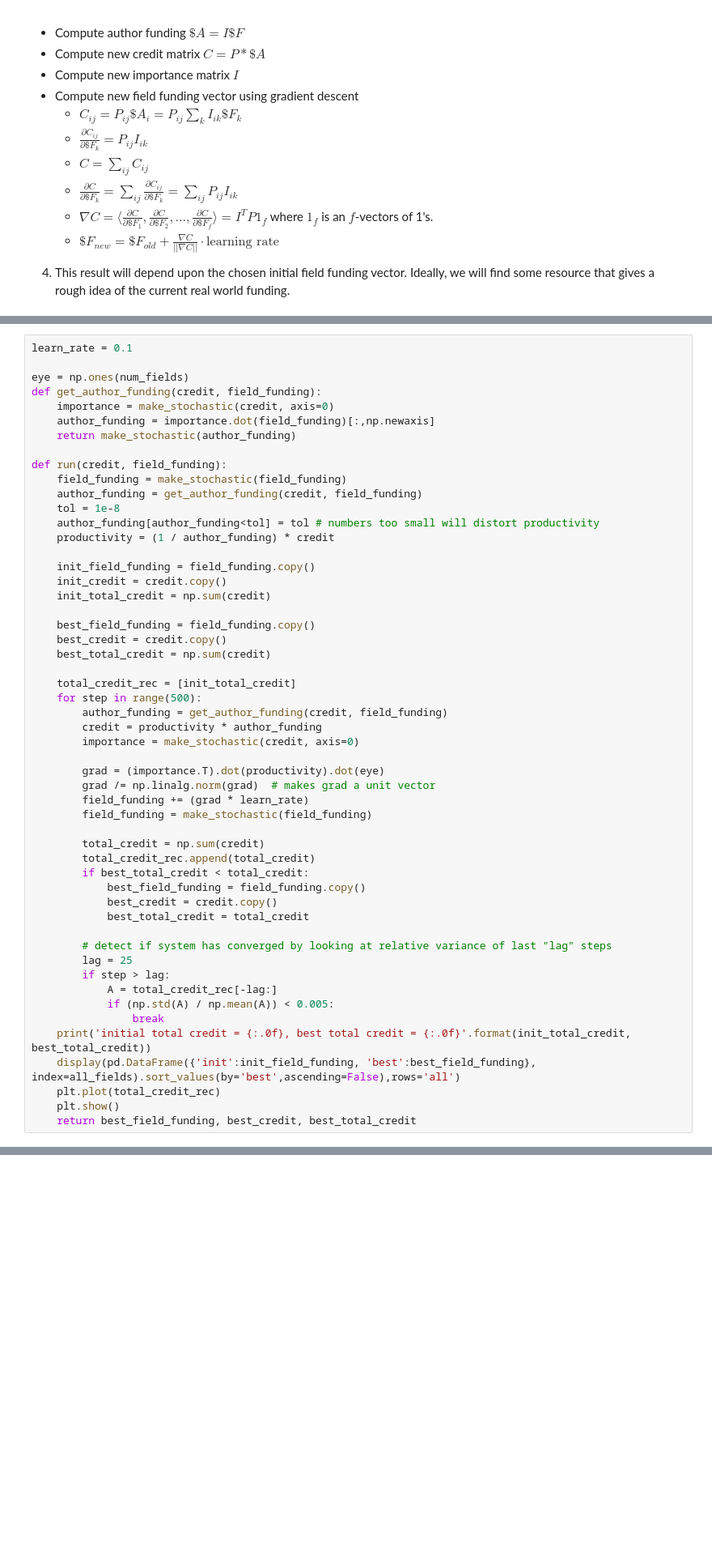
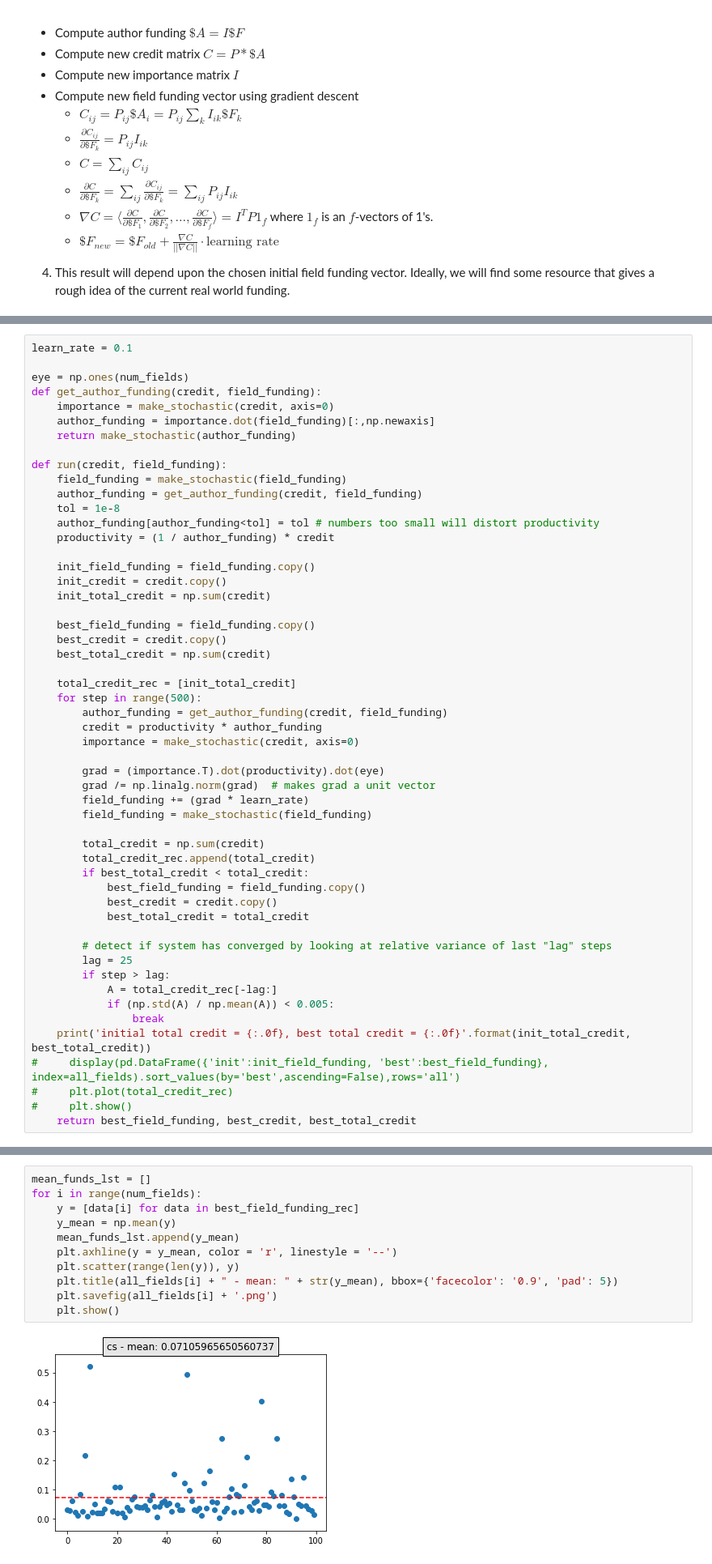
Before and after one commit to tunguyen17/Arxiv-Funding-Project, a Jupyter notebook: funding level optimization.ipynb, the cells around one changed output, grey strips where cells are left out. Shown at 81% size. Cells and saved outputs as stored; diff of their text form; blank space fills up the shorter version.

```diff
--- a/funding level optimization.ipynb
+++ b/funding level optimization.ipynb
@@ -209,9 +210,9 @@ def run(credit, field_funding):
             if (np.std(A) / np.mean(A)) < 0.005:
                 break
     print('initial total credit = {:.0f}, best total credit = {:.0f}'.format(init_total_credit, best_total_credit))
-    display(pd.DataFrame({'init':init_field_funding, 'best':best_field_funding}, index=all_fields).sort_values(by='best',ascending=False),rows='all')
-    plt.plot(total_credit_rec)
-    plt.show()
+#     display(pd.DataFrame({'init':init_field_funding, 'best':best_field_funding}, index=all_fields).sort_values(by='best',ascending=False),rows='all')
+#     plt.plot(total_credit_rec)
+#     plt.show()
     return best_field_funding, best_credit, best_total_credit
 # %%
 iters = 500
@@ -298,0 +259,13 @@ initial total credit = 1319569, best total credit = 2871069
+# %%
+mean_funds_lst = []
+for i in range(num_fields):
+    y = [data[i] for data in best_field_funding_rec]
+    y_mean = np.mean(y)
+    mean_funds_lst.append(y_mean)
+    plt.axhline(y = y_mean, color = 'r', linestyle = '--')
+    plt.scatter(range(len(y)), y)
+    plt.title(all_fields[i] + " - mean: " + str(y_mean), bbox={'facecolor': '0.9', 'pad': 5})
+    plt.savefig(all_fields[i] + '.png')
+    plt.show()
+# %% [output]
+[figure, added]
```
Also changed, not shown: parts of 15 cells of this notebook, 23 other files.
